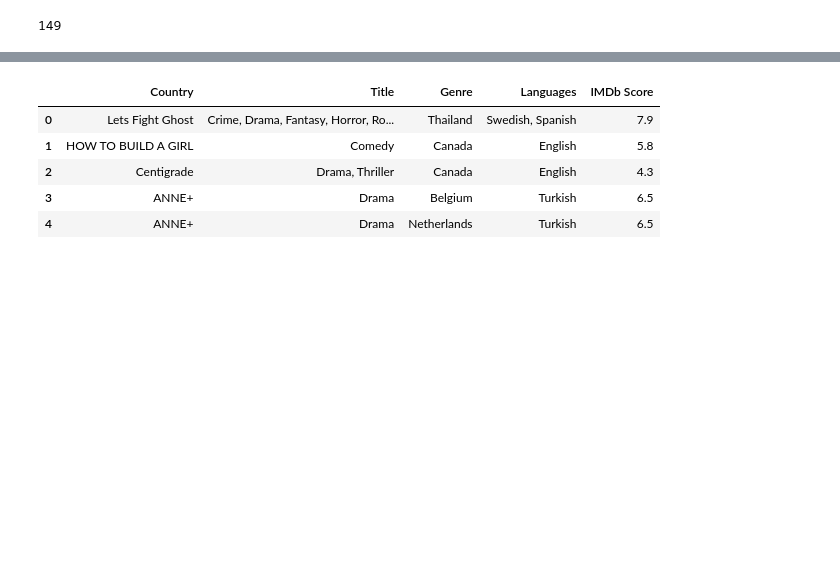
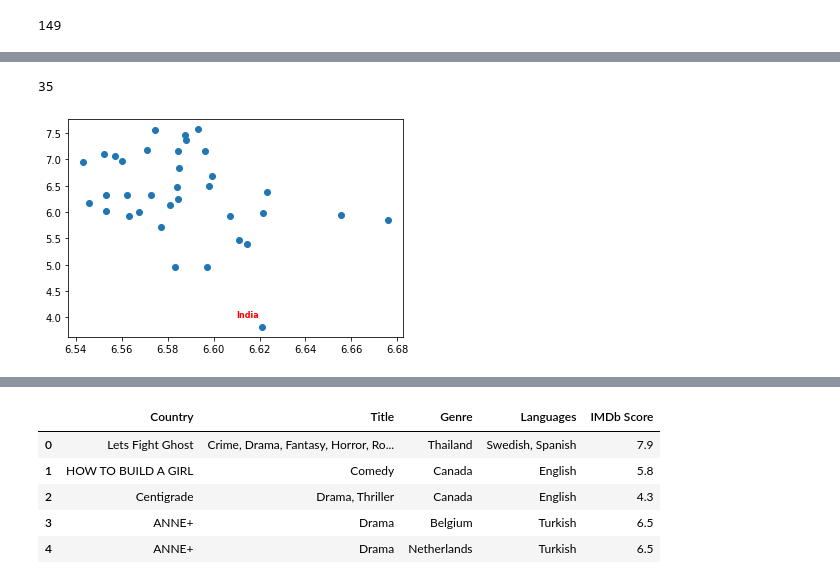
Before and after one commit to adamholcomb/Python-Media-Happiness-Analysis, a Jupyter notebook: HappinessIndex-YT.ipynb, the cells around one changed output, grey strips where cells are left out. Drawn from its saved outputs; the diff is of its cells as text; code cells hidden in the pictures; blank space fills up the shorter version.

Commit message:
update graph

```diff
--- a/HappinessIndex-YT.ipynb
+++ b/HappinessIndex-YT.ipynb
@@ -247,0 +229,4 @@ happyIMdb_merge
+# %%
+happyIMDb_merge = pd.merge(happycountry, IMDb_bycountry, on='Country',how='inner')
+happyIMDb_merge = pd.DataFrame(happyIMDb_merge)
+happyIMDb_merge
@@ -247,0 +251,12 @@ happyIMdb_merge
+# %%
+len(happyIMDb_merge)
+# %% [output]
+35
+# %%
+y_values = happyIMDb_merge['Ladder score']
+x_values = happyIMDb_merge['Average IMDb Score']
+plt.scatter(x_values,y_values)
+plt.annotate(f'India',(6.61, 4.0), fontsize = 8 , color = 'Red',fontweight = 'bold')
+plt.show()
+# %% [output]
+[figure, added]
```
Also changed, not shown: parts of 3 cells of this notebook.
